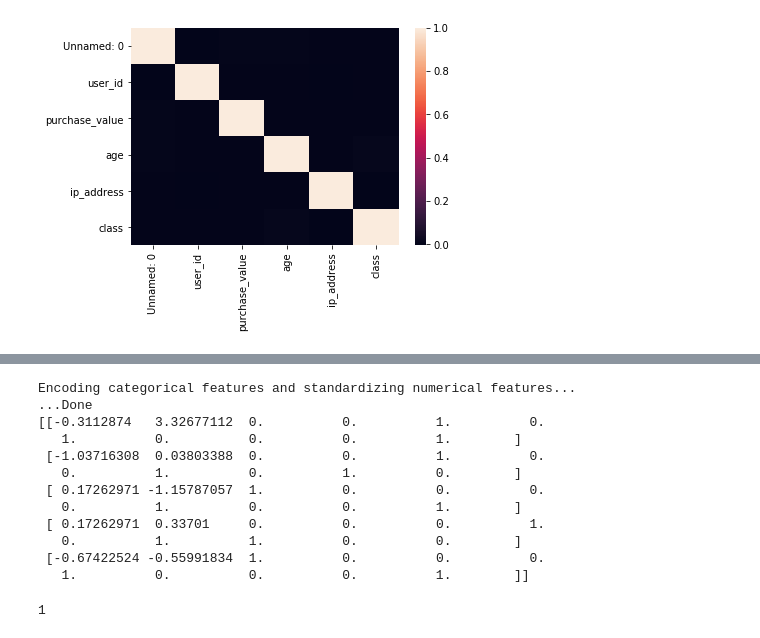
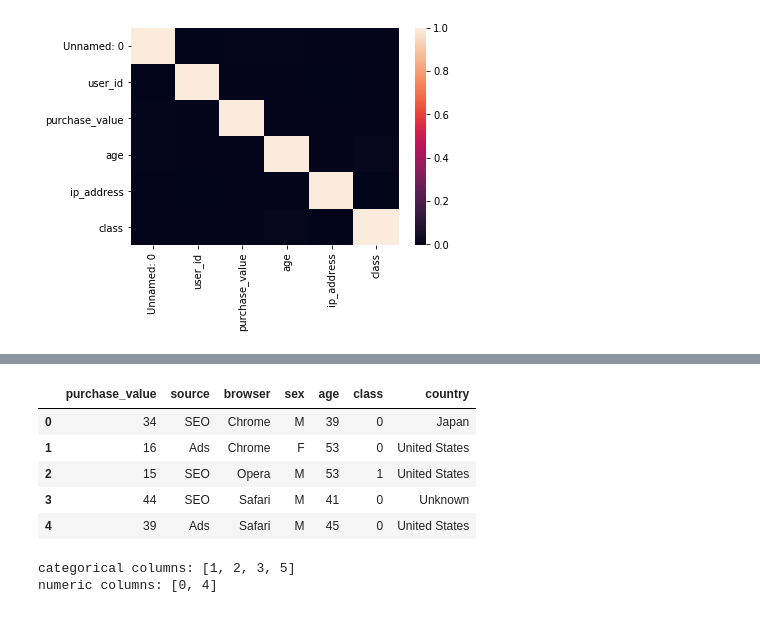
Before and after one commit to alexisgcomte/Projet----FRAUDULENT-ACTIVITIES, a Jupyter notebook: Projet -- FRAUDULENT ACTIVITIES.ipynb, the cells around one changed output, grey strips where cells are left out. Drawn from its saved outputs; the diff is of its cells as text; code cells hidden in the pictures.

Commit message:
addition of the new dataset

```diff
--- a/Projet -- FRAUDULENT ACTIVITIES.ipynb
+++ b/Projet -- FRAUDULENT ACTIVITIES.ipynb
@@ -312,3 +362,7 @@ class           1.000000
+# %%
+# It took quite an amount of time to make the country column, so for further analysis we will use this second state dataset
+
+df = pd.read_csv('https://raw.githubusercontent.com/alexisgcomte/Projet----FRAUDULENT-ACTIVITIES/master/Datasets/new_fraud_dataset.csv')
 # %%
 df.head()
 # %% [output]
@@ -593,21 +374,0 @@ Convert pandas DataFrames to numpy arrays...
-# %%
-# WARNING : PUT HERE THE SAME PREPROCESSING AS FOR YOUR TEST SET
-# CHECK YOU ARE USING X_without_labels
-print("Encoding categorical features and standardizing numerical features...")
-
-X_without_labels = feature_encoder.transform(X_without_labels)
-print("...Done")
-print(X_without_labels[0:5,:])
-# %% [output]
-Encoding categorical features and standardizing numerical features...
-...Done
-[[-0.3112874   3.32677112  0.          0.          1.          0.
-   1.          0.          0.          0.          1.        ]
- [-1.03716308  0.03803388  0.          0.          1.          0.
-   0.          1.          0.          1.          0.        ]
- [ 0.17262971 -1.15787057  1.          0.          0.          0.
-   0.          1.          0.          0.          1.        ]
- [ 0.17262971  0.33701     0.          0.          0.          1.
-   0.          1.          1.          0.          0.        ]
- [-0.67422524 -0.55991834  1.          0.          0.          0.
-   1.          0.          0.          0.          1.        ]]
@@ -627,4 +375,12 @@ iteration +=1
-# %%
-iteration
-# %% [output]
-1
+# %%
+list_to_delete = ['user_id', 'device_id', 'ip_address','signup_time','purchase_time']
+df.drop(list_to_delete, axis=1, inplace=True)
+# %%
+df.head()
+# %% [output]
+|  | purchase_value | source | browser | sex | age | class | country |
+| 0 | 34 | SEO | Chrome | M | 39 | 0 | Japan |
+| 1 | 16 | Ads | Chrome | F | 53 | 0 | United States |
+| 2 | 15 | SEO | Opera | M | 53 | 1 | United States |
+| 3 | 44 | SEO | Safari | M | 41 | 0 | Unknown |
+| 4 | 39 | Ads | Safari | M | 45 | 0 | United States |
@@ -630,0 +395,18 @@ iteration
+# %%
+# Distinction of categorical features
+# (string values, columns index for numpy use)
+
+categorical_features_str = (X.select_dtypes(include=['object']).columns)
+categorical_features = [X.columns.get_loc(i) for i in categorical_features_str]
+
+print('categorical columns:',categorical_features)
+
+# Distinction of numeric features
+
+numeric_features_str = X.columns.drop(categorical_features_str)
+numeric_features = [X.columns.get_loc(i) for i in numeric_features_str]
+
+print('numeric columns:',numeric_features)
+# %% [output]
+categorical columns: [1, 2, 3, 5]
+numeric columns: [0, 4]
```
Also changed, not shown: parts of 49 cells of this notebook.
